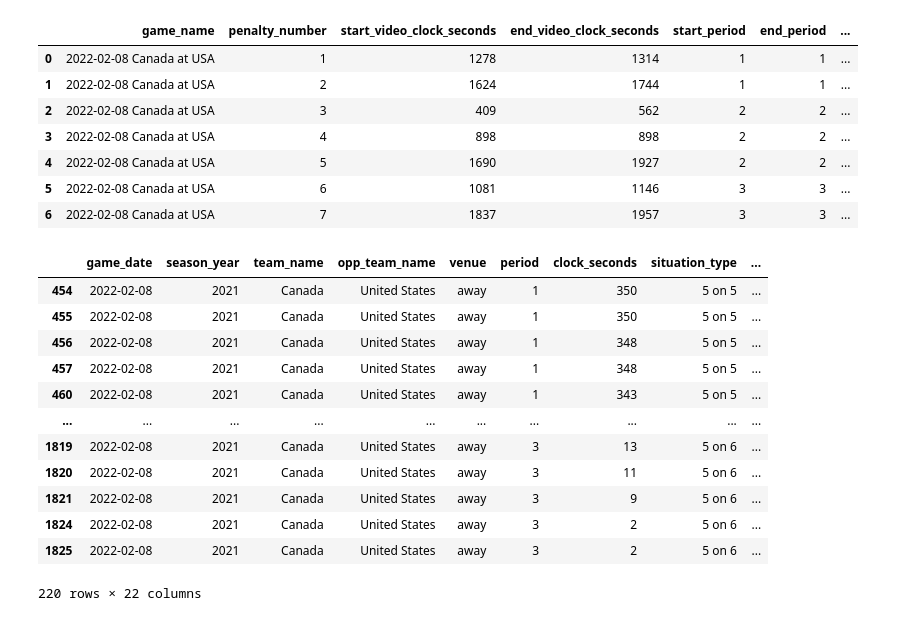
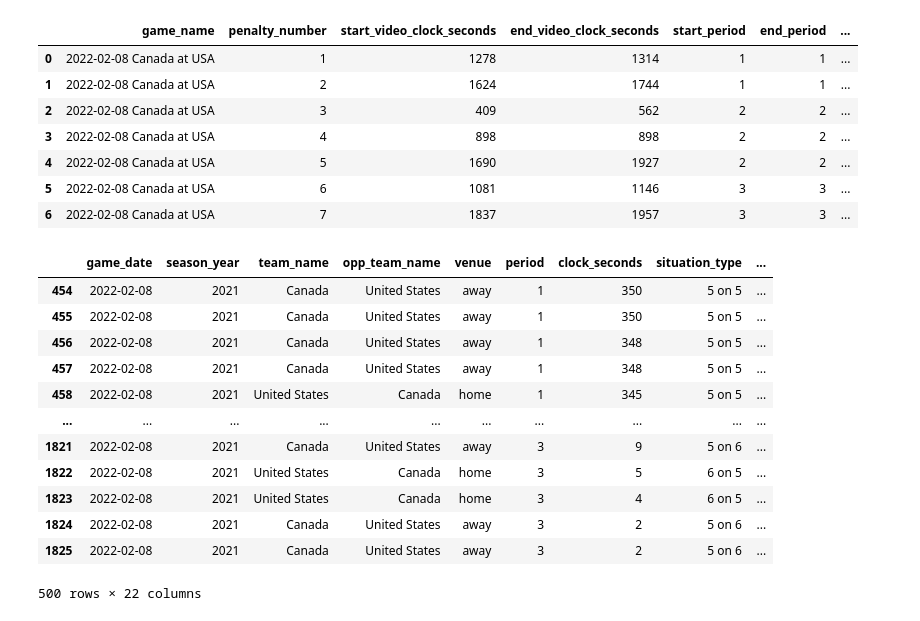
Before and after one commit to cerickson30/Big-Data-Cup-2022, a Jupyter notebook: code/EDA.ipynb, the cells around one changed output. Cells and saved outputs as stored; diff of their text form; code cells hidden in the pictures.

```diff
--- a/code/EDA.ipynb
+++ b/code/EDA.ipynb
@@ -56,15 +74,17 @@ pbp_df['game_date'] = pd.to_datetime(pbp_df.game_date, format='%d-%m-%Y').dt.dat
 # %%
 def get_game_pbp(pbp_data, game_date, away_team_at_home_team):
     game_date = pd.to_datetime(game_date).date()
+
+    away_team_at_home_team = away_team_at_home_team.replace('USA', 'United States')
 
     m = re.search('(.+)\sat\s(.+)', away_team_at_home_team)
     away_team = m.group(1)
     home_team = m.group(2)
 
+
     pbp_data['team_name'] = pbp_data.team_name.str.replace('Olympic (Women) - ', '', regex=False)
     pbp_data['opp_team_name'] = pbp_data.opp_team_name.str.replace('Olympic (Women) - ', '', regex=False)
 
-    return pbp_df.loc[(pbp_df['game_date'] == pd.to_datetime(game_date).date()) & (pbp_df.team_name.apply(lambda x: home_team in x) | pbp_df.team_name.apply(lambda x: away_team in x))]
-    # return away_team, home_team
+    return pbp_df.loc[(pbp_df['game_date'] == pd.to_datetime(game_date).date()) & (pbp_df.team_name.str.contains('|'.join([away_team, home_team])))]
 # %%
 game_pbp = get_game_pbp(pbp_df, game_date, away_team_at_home_team)
@@ -107,18 +133,19 @@ def get_power_play_events(game_pbp, pp_number):
 
     return game_pbp.loc[(game_pbp.clock_seconds <= pp_start) & (game_pbp.clock_seconds <= pp_end)]
 # %%
-get_power_play_events(game_pbp, 1)
+pp_df = get_power_play_events(game_pbp, 1)
+pp_df
 # %% [output]
 |  | game_date | season_year | team_name | opp_team_name | venue | period | clock_seconds | situation_type | ... |
 | 454 | 2022-02-08 | 2021 | Canada | United States | away | 1 | 350 | 5 on 5 | ... |
 | 455 | 2022-02-08 | 2021 | Canada | United States | away | 1 | 350 | 5 on 5 | ... |
 | 456 | 2022-02-08 | 2021 | Canada | United States | away | 1 | 348 | 5 on 5 | ... |
 | 457 | 2022-02-08 | 2021 | Canada | United States | away | 1 | 348 | 5 on 5 | ... |
-| 460 | 2022-02-08 | 2021 | Canada | United States | away | 1 | 343 | 5 on 5 | ... |
+| 458 | 2022-02-08 | 2021 | United States | Canada | home | 1 | 345 | 5 on 5 | ... |
 | ... | ... | ... | ... | ... | ... | ... | ... | ... | ... |
-| 1819 | 2022-02-08 | 2021 | Canada | United States | away | 3 | 13 | 5 on 6 | ... |
-| 1820 | 2022-02-08 | 2021 | Canada | United States | away | 3 | 11 | 5 on 6 | ... |
 | 1821 | 2022-02-08 | 2021 | Canada | United States | away | 3 | 9 | 5 on 6 | ... |
+| 1822 | 2022-02-08 | 2021 | United States | Canada | home | 3 | 5 | 6 on 5 | ... |
+| 1823 | 2022-02-08 | 2021 | United States | Canada | home | 3 | 4 | 6 on 5 | ... |
 | 1824 | 2022-02-08 | 2021 | Canada | United States | away | 3 | 2 | 5 on 6 | ... |
 | 1825 | 2022-02-08 | 2021 | Canada | United States | away | 3 | 2 | 5 on 6 | ... |
-220 rows × 22 columns
+500 rows × 22 columns
```
Also changed, not shown: parts of 13 cells of this notebook.
